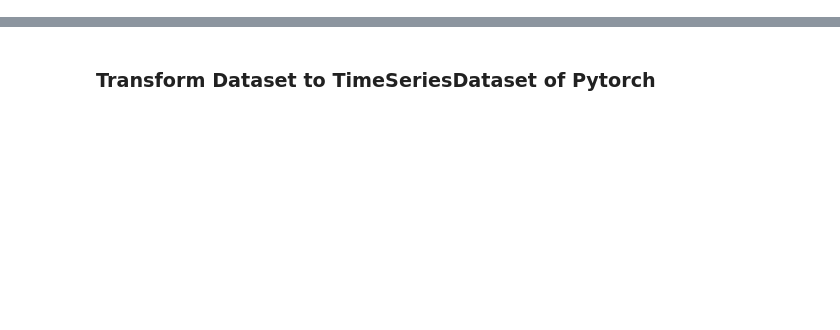
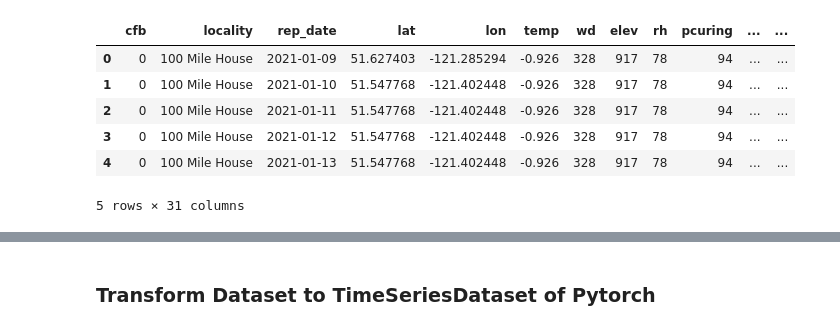
Before and after one commit to Big-Data-Capstone-S2024/WildFireSimulation, a Jupyter notebook: notebook/TFT.ipynb, the cells around one changed output, grey strips where cells are left out. Cells and saved outputs as stored; diff of their text form; code cells hidden in the pictures; blank space fills up the shorter version.

```diff
--- a/notebook/TFT.ipynb
+++ b/notebook/TFT.ipynb
@@ -25,0 +43,18 @@ memory usage: 109.9+ MB
+# %%
+from datetime import datetime
+
+def return_date(date_string):
+    #date_dict = eval(date_string)  # Convert the string to a dictionary
+    date_value = date_string['$date']  # Get the value of the '$date' key
+    return datetime.strptime(date_value, "%Y-%m-%dT%H:%M:%S.%fZ").date()  # Convert the string to a date object
+
+df['rep_date'] = df['rep_date'].apply(return_date)
+df.head()
+# %% [output]
+|  | cfb | locality | rep_date | lat | lon | temp | wd | elev | rh | pcuring | ... | ... |
+| 0 | 0 | 100 Mile House | 2021-01-09 | 51.627403 | -121.285294 | -0.926 | 328 | 917 | 78 | 94 | ... | ... |
+| 1 | 0 | 100 Mile House | 2021-01-10 | 51.547768 | -121.402448 | -0.926 | 328 | 917 | 78 | 94 | ... | ... |
+| 2 | 0 | 100 Mile House | 2021-01-11 | 51.547768 | -121.402448 | -0.926 | 328 | 917 | 78 | 94 | ... | ... |
+| 3 | 0 | 100 Mile House | 2021-01-12 | 51.547768 | -121.402448 | -0.926 | 328 | 917 | 78 | 94 | ... | ... |
+| 4 | 0 | 100 Mile House | 2021-01-13 | 51.547768 | -121.402448 | -0.926 | 328 | 917 | 78 | 94 | ... | ... |
+5 rows × 31 columns
```
Also changed, not shown: parts of 24 cells of this notebook.
